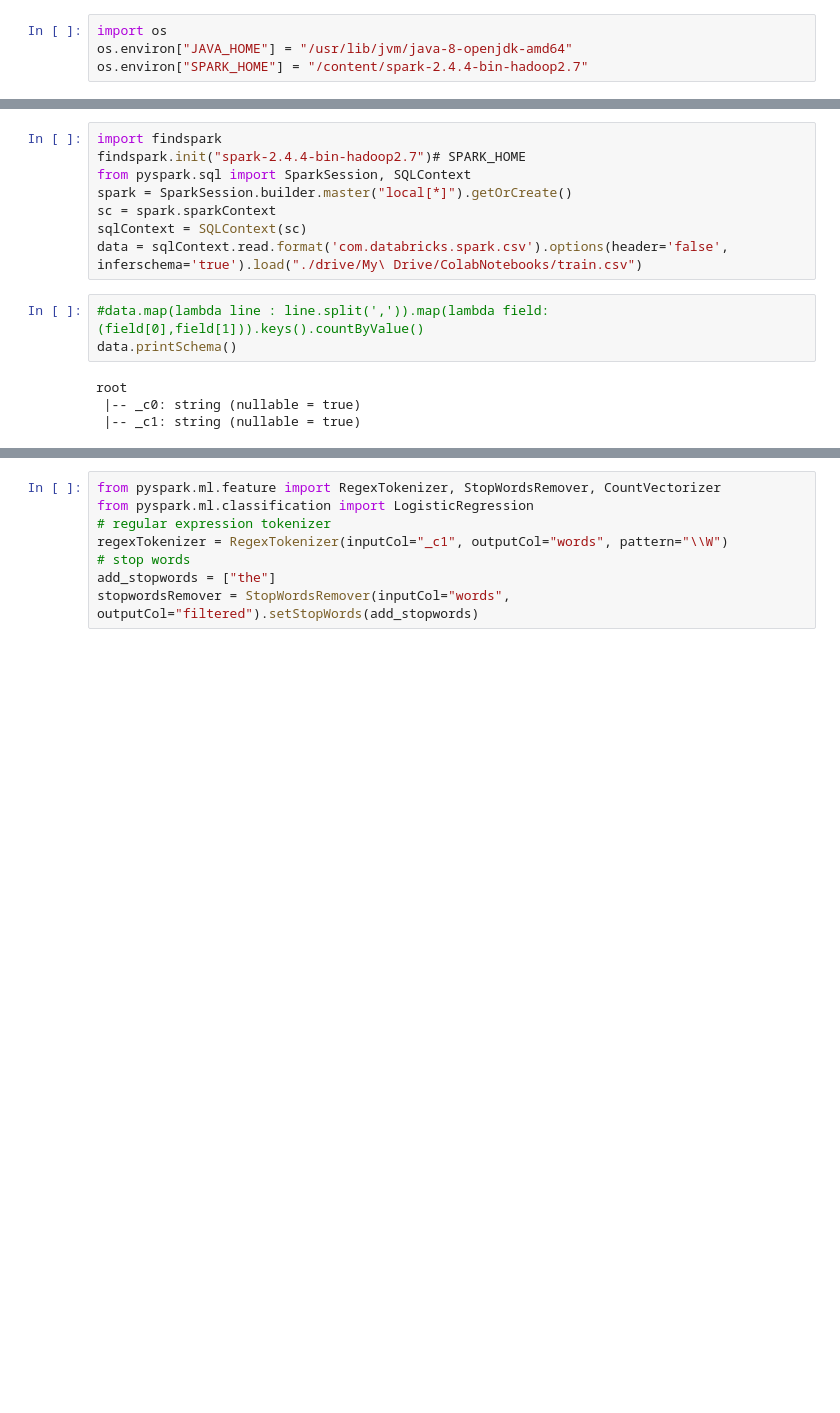
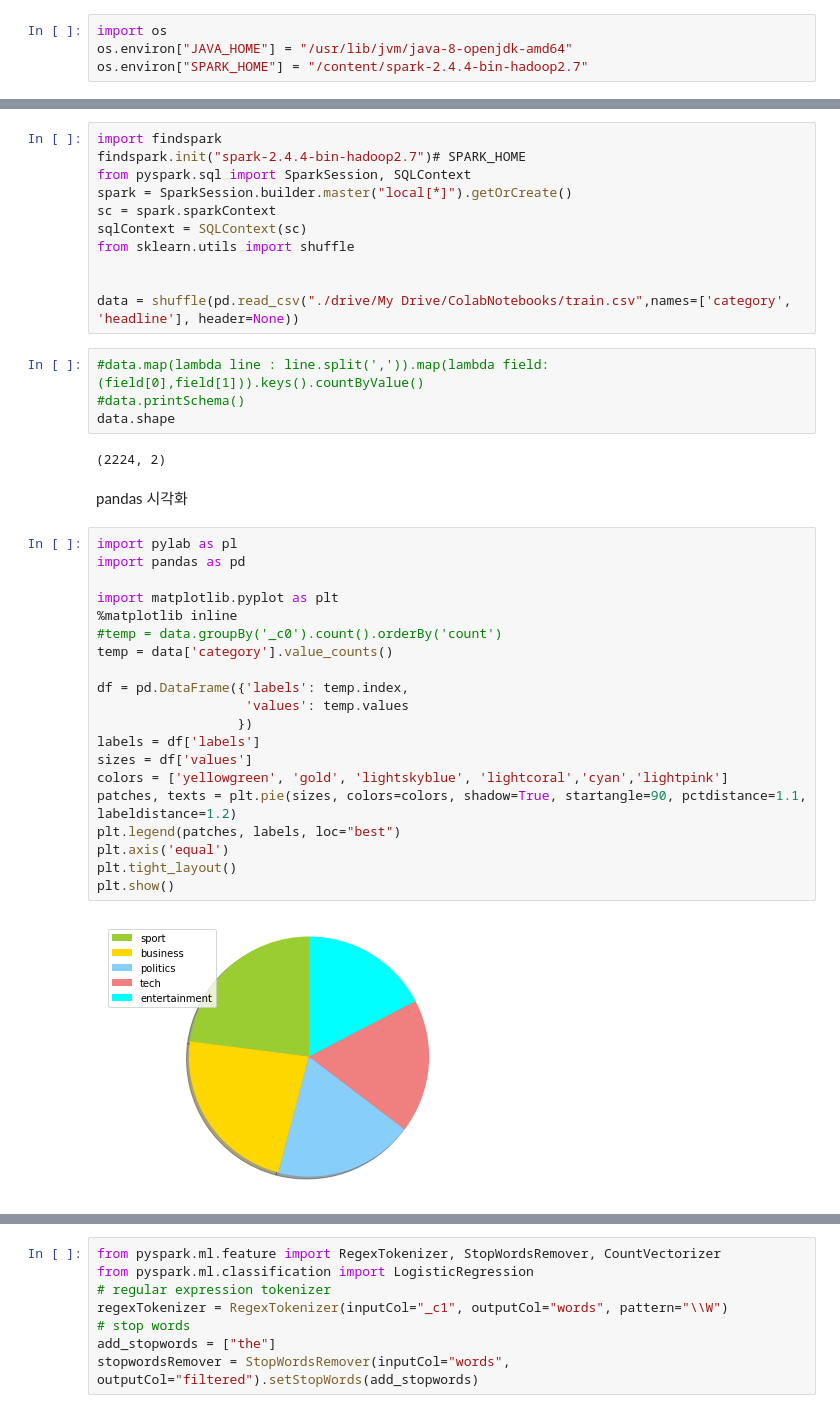
Before and after one commit to Q00/ml_category_classifier, a Jupyter notebook: use_spark.ipynb, the cells around one changed output, grey strips where cells are left out. Drawn from its saved outputs; the diff is of its cells as text; blank space fills up the shorter version.

```diff
--- a/use_spark.ipynb
+++ b/use_spark.ipynb
@@ -16,11 +25,37 @@ from pyspark.sql import SparkSession, SQLContext
 spark = SparkSession.builder.master("local[*]").getOrCreate()
 sc = spark.sparkContext
 sqlContext = SQLContext(sc)
-data = sqlContext.read.format('com.databricks.spark.csv').options(header='false', inferschema='true').load("./drive/My\ Drive/ColabNotebooks/train.csv")
+from sklearn.utils import shuffle
+
+
+data = shuffle(pd.read_csv("./drive/My Drive/ColabNotebooks/train.csv",names=['category', 'headline'], header=None))
 # %%
 #data.map(lambda line : line.split(',')).map(lambda field: (field[0],field[1])).keys().countByValue()
-data.printSchema()
+#data.printSchema()
+data.shape
 # %% [output]
-root
- |-- _c0: string (nullable = true)
- |-- _c1: string (nullable = true)
+(2224, 2)
+# %% [markdown]
+pandas 시각화
+# %%
+import pylab as pl
+import pandas as pd
+
+import matplotlib.pyplot as plt
+%matplotlib inline
+#temp = data.groupBy('_c0').count().orderBy('count')
+temp = data['category'].value_counts()
+
+df = pd.DataFrame({'labels': temp.index,
+                   'values': temp.values
+                  })
+labels = df['labels']
+sizes = df['values']
+colors = ['yellowgreen', 'gold', 'lightskyblue', 'lightcoral','cyan','lightpink']
+patches, texts = plt.pie(sizes, colors=colors, shadow=True, startangle=90, pctdistance=1.1, labeldistance=1.2)
+plt.legend(patches, labels, loc="best")
+plt.axis('equal')
+plt.tight_layout()
+plt.show()
+# %% [output]
+[figure, added]
```
Also changed, not shown: parts of 9 cells of this notebook.
